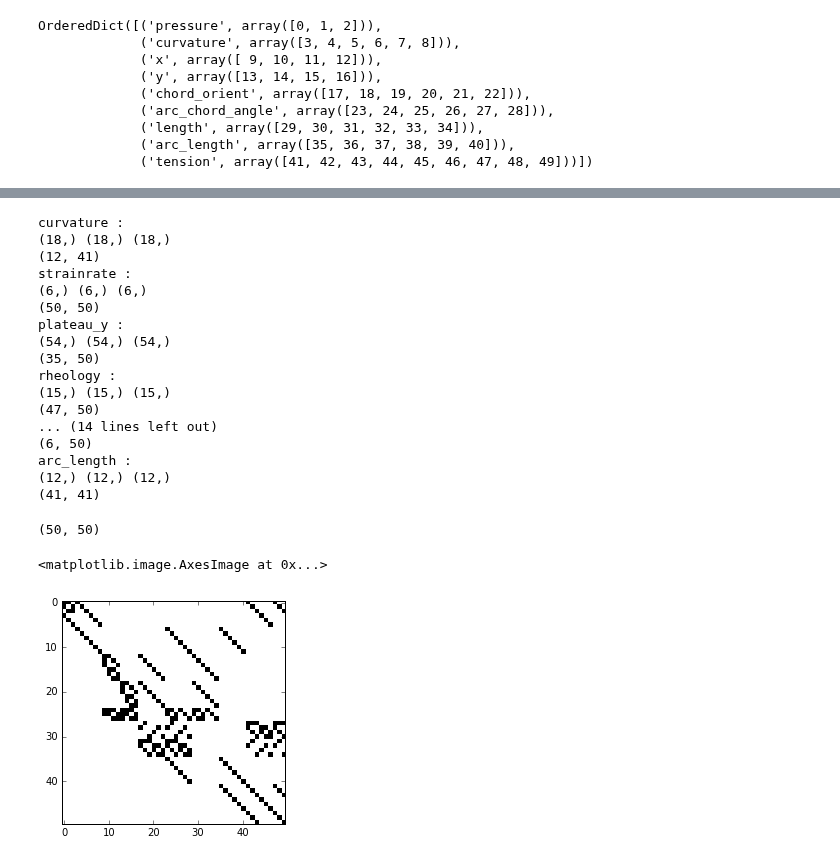
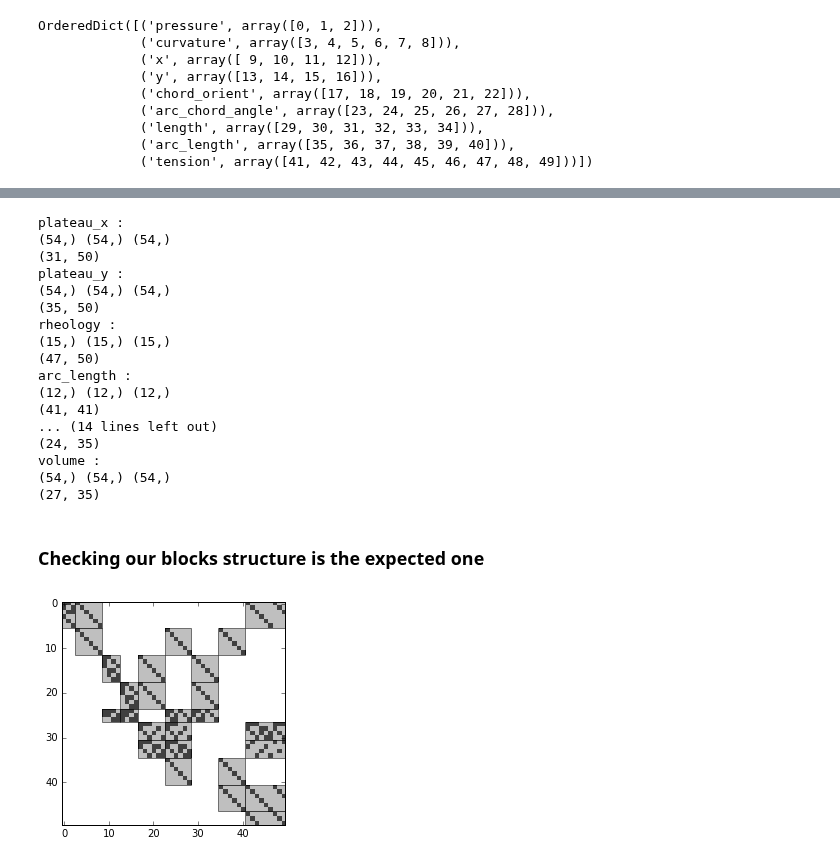
Before and after one commit to glyg/notebooks, a Jupyter notebook: tyssue/Rheology/Equations.ipynb, the cells around one changed output, grey strips where cells are left out. Saved outputs shown, nothing was run; the diff lists cells and outputs as text; code cells hidden in the pictures.

```diff
--- a/tyssue/Rheology/Equations.ipynb
+++ b/tyssue/Rheology/Equations.ipynb
@@ -233,6 +207,7 @@ reo_specs = {
         "y": 0.0,
         "pressure": 1.0,
         "area": 0.0,
+        "dot_area": 0.0
         },
     "vert": {
         "x": 0.0,
@@ -256,10 +221,0 @@ sheet.edge_df.head()
-# %%
-
-sheet = Sheet('tri_junction', datasets,
-              reo_specs, coords=['x', 'y'])
-basegeom.update_centroid(sheet)
-basegeom.update_dcoords(sheet)
-basegeom.update_length(sheet)
-basegeom.update_normals(sheet)
-
-basegeom.update_areas(sheet)
@@ -380,7 +489,6 @@ class RheologyModel():
         return row_idxs, col_idxs
 # %%
 reorder_edges(sheet)
-sheet.sub_datasets = get_datasets(sheet)
 row_idxs, col_idxs = RheologyModel.matrix_indices(sheet)
 # %%
 row_idxs
@@ -934,26 +928,31 @@ blocks = sum((eq(sheet, row_idxs, col_idxs)
-# %%
-data, (i, j) = concatenate_blocks(blocks)
 # %%
+
+
 for key, eq in equations.items():
     data, (i, j) = concatenate_blocks(eq(sheet, row_idxs, col_idxs))
     print(key+' :')
     print(data.shape, i.shape, j.shape)
     print(sparse.coo_matrix((data, (i, j))).shape)
+
+blocks = sum((eq(sheet, row_idxs, col_idxs)
+              for eq in equations.values()), ())
+
+mat = sparse.coo_matrix(concatenate_blocks(blocks))
 # %% [output]
-curvature :
-(18,) (18,) (18,)
-(12, 41)
-strainrate :
-(6,) (6,) (6,)
-(50, 50)
+plateau_x :
+(54,) (54,) (54,)
+(31, 50)
 plateau_y :
 (54,) (54,) (54,)
 (35, 50)
 rheology :
 (15,) (15,) (15,)
 (47, 50)
-... (14 lines left out)
-(6, 50)
 arc_length :
 (12,) (12,) (12,)
 (41, 41)
+... (14 lines left out)
+(24, 35)
+volume :
+(54,) (54,) (54,)
+(27, 35)
@@ -962,10 +959,33 @@ mat = sparse.coo_matrix(concatenate_blocks(blocks))
-# %%
-mat.shape
-# %% [output]
-(50, 50)
-# %%
-fig, ax = plt.subplots()
-ax.imshow(np.abs(mat.toarray())>0, cmap='Greys', interpolation='nearest')
-# %% [output]
-<matplotlib.image.AxesImage at 0x...>
-[figure, removed]
+# %% [markdown]
+### Checking our blocks structure is the expected one
+# %%
+blocks = {'laplace' : ['pressure', 'curvature', 'tension'],
+          'curvature': ['curvature', 'arc_chord_angle', 'arc_length'],
+          'chord_x': ['x', 'chord_orient', 'length'],
+          'chord_y': ['y', 'chord_orient', 'length'],
+          'volume': ['x', 'y', 'length', 'arc_chord_angle'],
+          'plateau_x': ['chord_orient', 'arc_chord_angle', 'tension'],
+          'plateau_y': ['chord_orient', 'arc_chord_angle', 'tension'],
+          'arc_length': ['arc_chord_angle', 'arc_length'],
+          'rheology': ['arc_length', 'tension'],
+          'strainrate': ['tension']}
+
+block_shapes = [(row_idxs[eq].size, col_idxs[var].size)
+                for eq, variables in blocks.items()
+                for var in variables]
+block_recs = [((col_idxs[var][0]-0.5, row_idxs[eq][0]-0.5),
+              col_idxs[var].size, row_idxs[eq].size)
+              for eq, variables in blocks.items()
+              for var in variables]
+
+
+from matplotlib.patches import Rectangle
+fig, ax = plt.subplots()
+ax.imshow(np.abs(mat.toarray())>0,
+          cmap='Greys',
+          interpolation='nearest')
+for rec in block_recs:
+    ax.add_patch(Rectangle(*rec, edgecolor='k',
+                           facecolor='grey', alpha=0.5))
+# %% [output]
+[figure, added]
```
Also changed, not shown: parts of 32 cells of this notebook.
